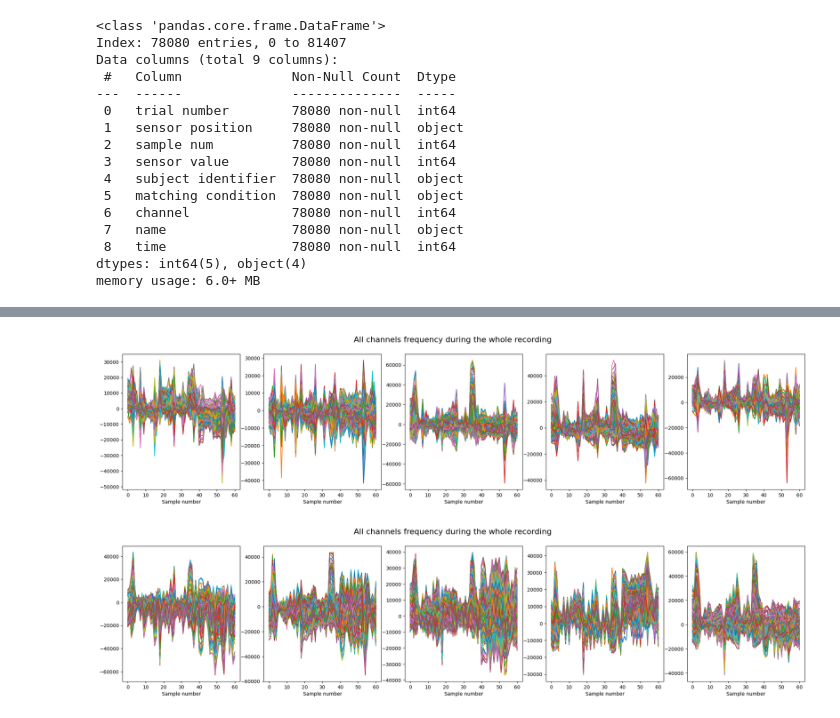
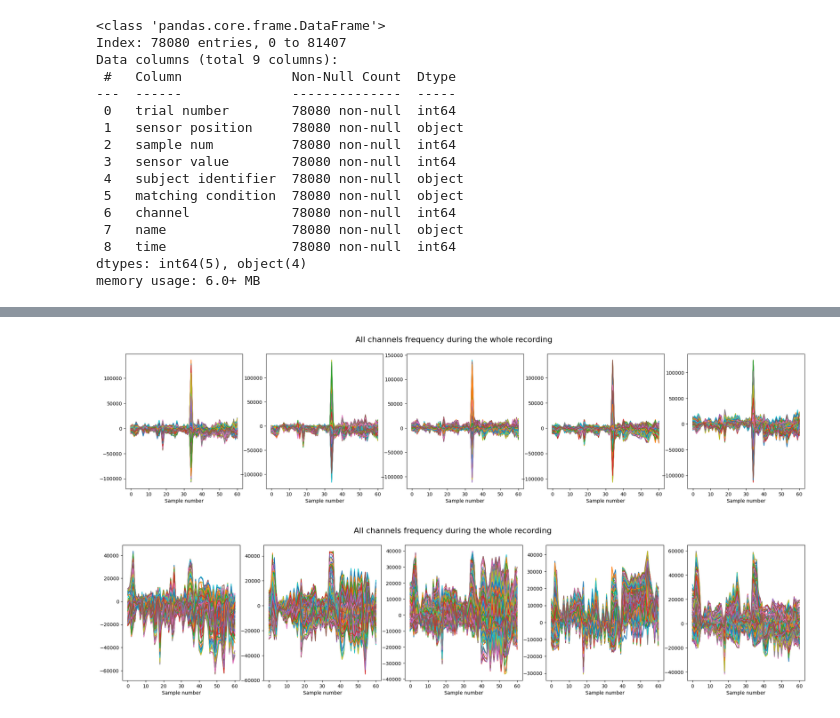
Before and after one commit to sarabenitezinglott/project-4, a Jupyter notebook: main.ipynb, the cells around one changed output, grey strips where cells are left out. Cells and saved outputs as stored; diff of their text form; code cells hidden in the pictures.

```diff
--- a/main.ipynb
+++ b/main.ipynb
@@ -9,5 +9,5 @@ import pandas as pd
 from matplotlib import pyplot as plt
 import mne
 # %%
-A1, A2, A3, A4, A5, C1, C2, C3, C4, C5, C6, C7, C8, C9 = cleaning.import_tables()
+A1, A2, A3, A4, A5, Aa1, Aa2, Aa3, Aa4, Aa5, C1, C2, C3, C4, C5, C6, C7, C8, C9, Cc1, Cc2, Cc3, Cc4, Cc5 = cleaning.import_tables()
 # %%
@@ -133,0 +168,6 @@ Index(['trial number', 'sensor position', 'sample num', 'sensor value',
+# %%
+Aa1 = visualization.transpose(Aa1)
+Aa2 = visualization.transpose(Aa2)
+Aa3 = visualization.transpose(Aa3)
+Aa4 = visualization.transpose(Aa4)
+Aa5 = visualization.transpose(Aa5)
@@ -156,7 +271,12 @@ signal_array_A5 = visualization.signal_array(A5, 'co2a0000364', 38, 'S1 obj', ch
-# %%
-visualization.plot([signal_array_A1, signal_array_A2, signal_array_A3, signal_array_A4, signal_array_A5])
-# %% [output]
-[figure, removed]
+# %%
+signal_array_Aa1_1 = visualization.signal_array(Aa1, "co2a0000371", 61, "S2 match", channel_list)
+signal_array_Aa2_1 = visualization.signal_array(Aa2, "co2a0000371", 65, "S2 match", channel_list)
+signal_array_Aa3_1 = visualization.signal_array(Aa3, "co2a0000371", 71, "S2 match", channel_list)
+signal_array_Aa4_1 = visualization.signal_array(Aa4, "co2a0000371", 75, "S2 match", channel_list)
+signal_array_Aa5_1 = visualization.signal_array(Aa5, "co2a0000371", 77, "S2 match", channel_list)
+visualization.plot([signal_array_Aa1_1,signal_array_Aa2_1,signal_array_Aa3_1,signal_array_Aa4_1,signal_array_Aa5_1])
+# %% [output]
+[figure, added]
 # %%
 signal_array_C3_1 = visualization.signal_array(C3, "co2c0000338", 71, "S2 match", channel_list)
 signal_array_C4_1 = visualization.signal_array(C4, "co2c0000338", 75, "S2 match", channel_list)
```
Also changed, not shown: parts of 19 cells of this notebook, 9 other files.
